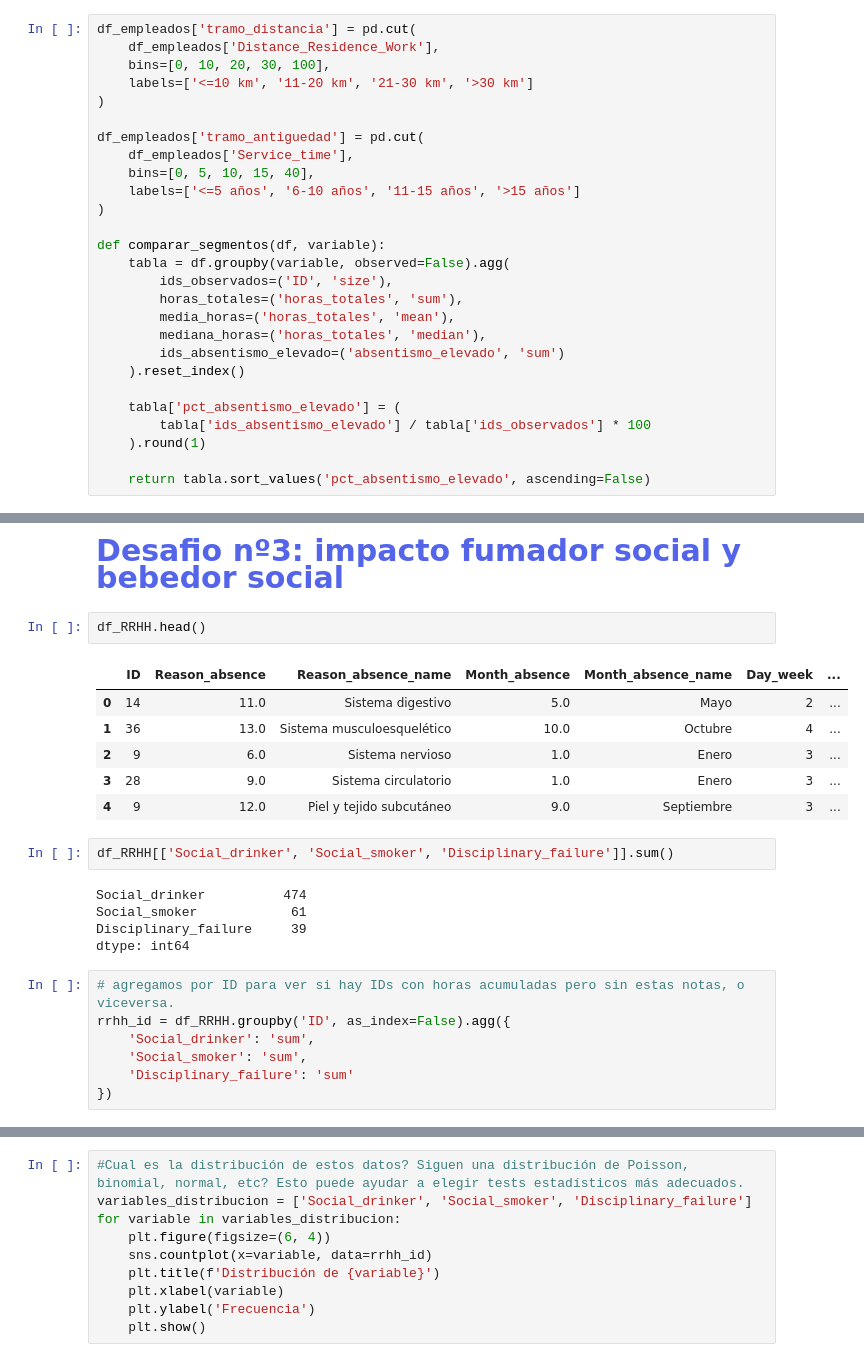
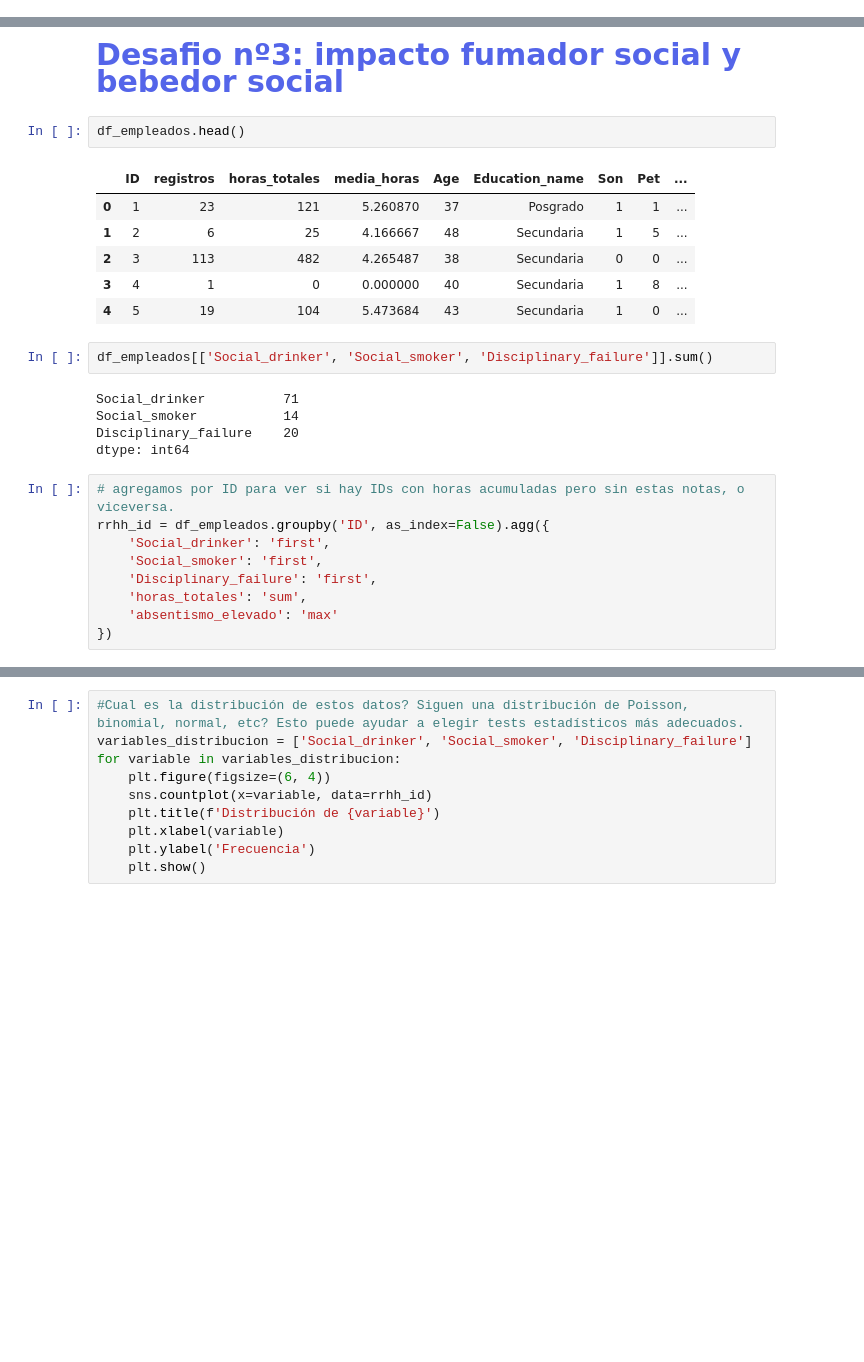
Before and after one commit to ITACADEMYprojectes/ProjecteData, a Jupyter notebook: Equip_31/Scripts/Notebooks/analisis_absentismo_Dioulde_08062026.ipynb, the cells around one changed output, grey strips where cells are left out. Cells and saved outputs as stored; diff of their text form; blank space fills up the shorter version.

```diff
--- a/Equip_31/Scripts/Notebooks/analisis_absentismo_Dioulde_08062026.ipynb
+++ b/Equip_31/Scripts/Notebooks/analisis_absentismo_Dioulde_08062026.ipynb
@@ -1234,27 +458,0 @@ Este bloque intenta responder mejor a la parte de “perfiles de riesgo”, pero
-# %%
-df_empleados['tramo_distancia'] = pd.cut(
-    df_empleados['Distance_Residence_Work'],
-    bins=[0, 10, 20, 30, 100],
-    labels=['<=10 km', '11-20 km', '21-30 km', '>30 km']
-)
-
-df_empleados['tramo_antiguedad'] = pd.cut(
-    df_empleados['Service_time'],
-    bins=[0, 5, 10, 15, 40],
-    labels=['<=5 años', '6-10 años', '11-15 años', '>15 años']
-)
-
-def comparar_segmentos(df, variable):
-    tabla = df.groupby(variable, observed=False).agg(
-        ids_observados=('ID', 'size'),
-        horas_totales=('horas_totales', 'sum'),
-        media_horas=('horas_totales', 'mean'),
-        mediana_horas=('horas_totales', 'median'),
-        ids_absentismo_elevado=('absentismo_elevado', 'sum')
-    ).reset_index()
-
-    tabla['pct_absentismo_elevado'] = (
-        tabla['ids_absentismo_elevado'] / tabla['ids_observados'] * 100
-    ).round(1)
-
-    return tabla.sort_values('pct_absentismo_elevado', ascending=False)
@@ -1335,27 +459,29 @@ tabla_politicas
 # %% [markdown]
 <span style="color: rgb(84, 101, 233); font-size:30px">**Desafio nº3: impacto fumador social y bebedor social**</span>
 # %%
-df_RRHH.head()
+df_empleados.head()
 # %% [output]
-|  | ID | Reason_absence | Reason_absence_name | Month_absence | Month_absence_name | Day_week | ... |
-| 0 | 14 | 11.0 | Sistema digestivo | 5.0 | Mayo | 2 | ... |
-| 1 | 36 | 13.0 | Sistema musculoesquelético | 10.0 | Octubre | 4 | ... |
-| 2 | 9 | 6.0 | Sistema nervioso | 1.0 | Enero | 3 | ... |
-| 3 | 28 | 9.0 | Sistema circulatorio | 1.0 | Enero | 3 | ... |
-| 4 | 9 | 12.0 | Piel y tejido subcutáneo | 9.0 | Septiembre | 3 | ... |
+|  | ID | registros | horas_totales | media_horas | Age | Education_name | Son | Pet | ... |
+| 0 | 1 | 23 | 121 | 5.260870 | 37 | Posgrado | 1 | 1 | ... |
+| 1 | 2 | 6 | 25 | 4.166667 | 48 | Secundaria | 1 | 5 | ... |
+| 2 | 3 | 113 | 482 | 4.265487 | 38 | Secundaria | 0 | 0 | ... |
+| 3 | 4 | 1 | 0 | 0.000000 | 40 | Secundaria | 1 | 8 | ... |
+| 4 | 5 | 19 | 104 | 5.473684 | 43 | Secundaria | 1 | 0 | ... |
 # %%
-df_RRHH[['Social_drinker', 'Social_smoker', 'Disciplinary_failure']].sum()
+df_empleados[['Social_drinker', 'Social_smoker', 'Disciplinary_failure']].sum()
 # %% [output]
-Social_drinker          474
-Social_smoker            61
-Disciplinary_failure     39
+Social_drinker          71
+Social_smoker           14
+Disciplinary_failure    20
 dtype: int64
 # %%
 # agregamos por ID para ver si hay IDs con horas acumuladas pero sin estas notas, o viceversa.
-rrhh_id = df_RRHH.groupby('ID', as_index=False).agg({
-    'Social_drinker': 'sum',
-    'Social_smoker': 'sum',
-    'Disciplinary_failure': 'sum'
+rrhh_id = df_empleados.groupby('ID', as_index=False).agg({
+    'Social_drinker': 'first',
+    'Social_smoker': 'first',
+    'Disciplinary_failure': 'first',
+    'horas_totales': 'sum',
+    'absentismo_elevado': 'max'
 })
 # %%
 rrhh_id
```
Also changed, not shown: parts of 65 cells of this notebook, 3 other files.
